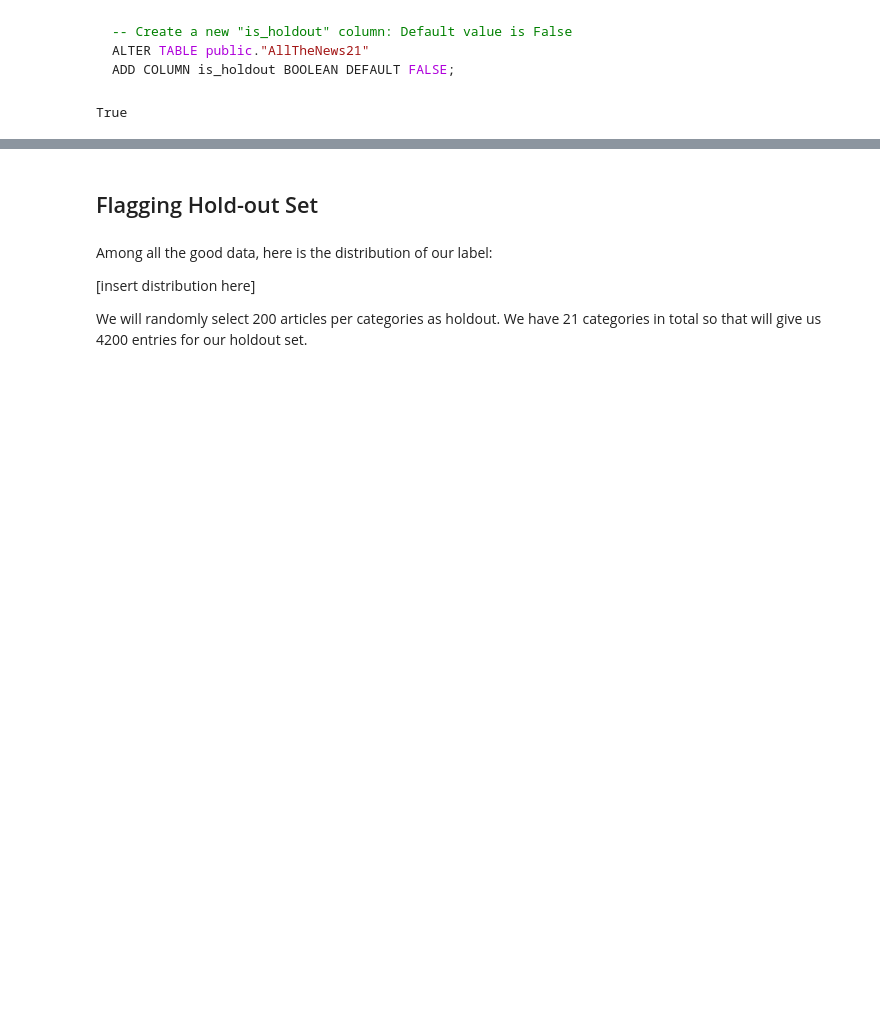
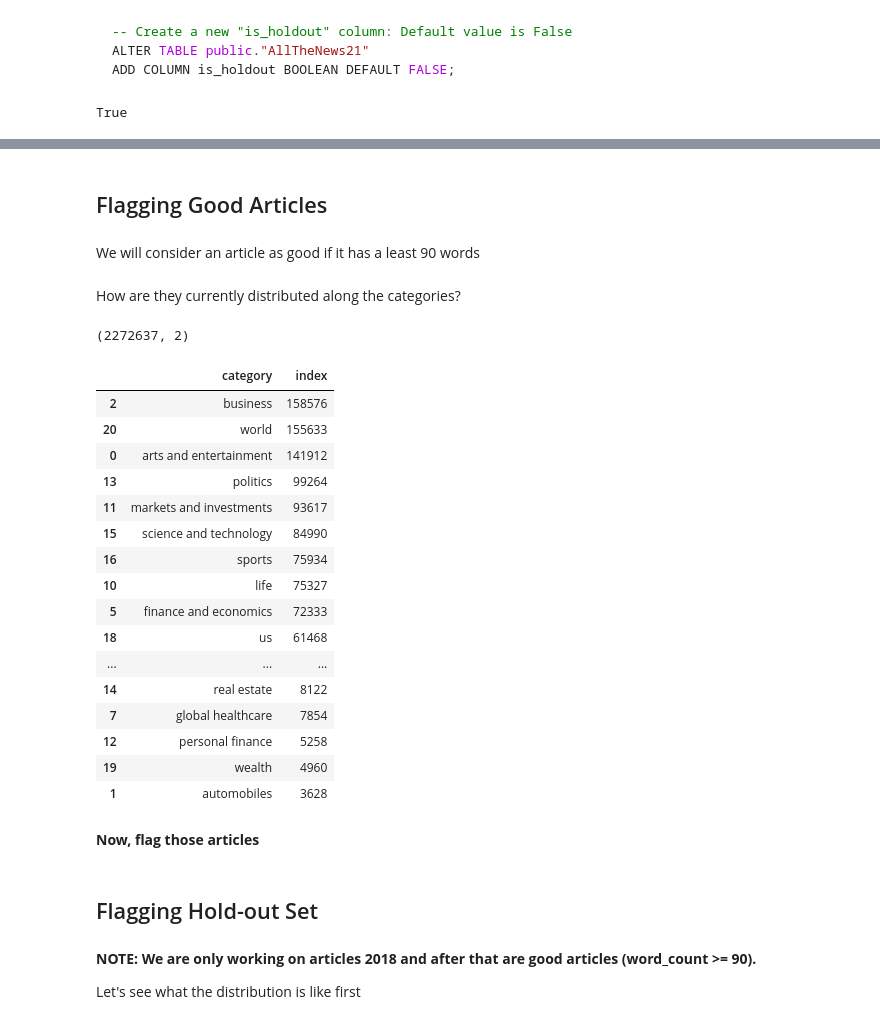
Before and after one commit to maevadevs/Whats-In-The-News, a Jupyter notebook: notebooks/12. Flagging Some Entries in All The News 2.1 DB for is_good_article and is_holdout.ipynb, the cells around one changed output, grey strips where cells are left out. Cells and saved outputs as stored; diff of their text form; code cells hidden in the pictures; blank space fills up the shorter version.

```diff
--- a/notebooks/12. Flagging Some Entries in All The News 2.1 DB for is_good_article and is_holdout.ipynb
+++ b/notebooks/12. Flagging Some Entries in All The News 2.1 DB for is_good_article and is_holdout.ipynb
@@ -80,2 +50,4 @@ Now, flag those articles
-# %% [markdown]
-## Flagging Hold-out Set
+# %% [markdown]
+## Flagging Good Articles
+# %% [markdown]
+We will consider an article as good if it has a least 90 words
@@ -81,0 +63,26 @@ Now, flag those articles
+# %% [markdown]
+How are they currently distributed along the categories?
+# %%
+display(good_articles.shape)
+display(good_articles.groupby("category").count().reset_index().sort_values("index", ascending=False))
+# %% [output]
+(2272637, 2)
+|  | category | index |
+| 2 | business | 158576 |
+| 20 | world | 155633 |
+| 0 | arts and entertainment | 141912 |
+| 13 | politics | 99264 |
+| 11 | markets and investments | 93617 |
+| 15 | science and technology | 84990 |
+| 16 | sports | 75934 |
+| 10 | life | 75327 |
+| 5 | finance and economics | 72333 |
+| 18 | us | 61468 |
+| ... | ... | ... |
+| 14 | real estate | 8122 |
+| 7 | global healthcare | 7854 |
+| 12 | personal finance | 5258 |
+| 19 | wealth | 4960 |
+| 1 | automobiles | 3628 |
+# %% [markdown]
+**Now, flag those articles**
@@ -82,6 +100,6 @@ Now, flag those articles
+# %% [markdown]
+## Flagging Hold-out Set
 # %% [markdown]
-Among all the good data, here is the distribution of our label:
+**NOTE: We are only working on articles 2018 and after that are good articles (word_count >= 90).**
 
-[insert distribution here]
-
-We will randomly select 200 articles per categories as holdout. We have  21 categories in total so that will give us 4200 entries for our holdout set.
+Let's see what the distribution is like first
```
Also changed, not shown: parts of 26 cells of this notebook, 3 other files.
